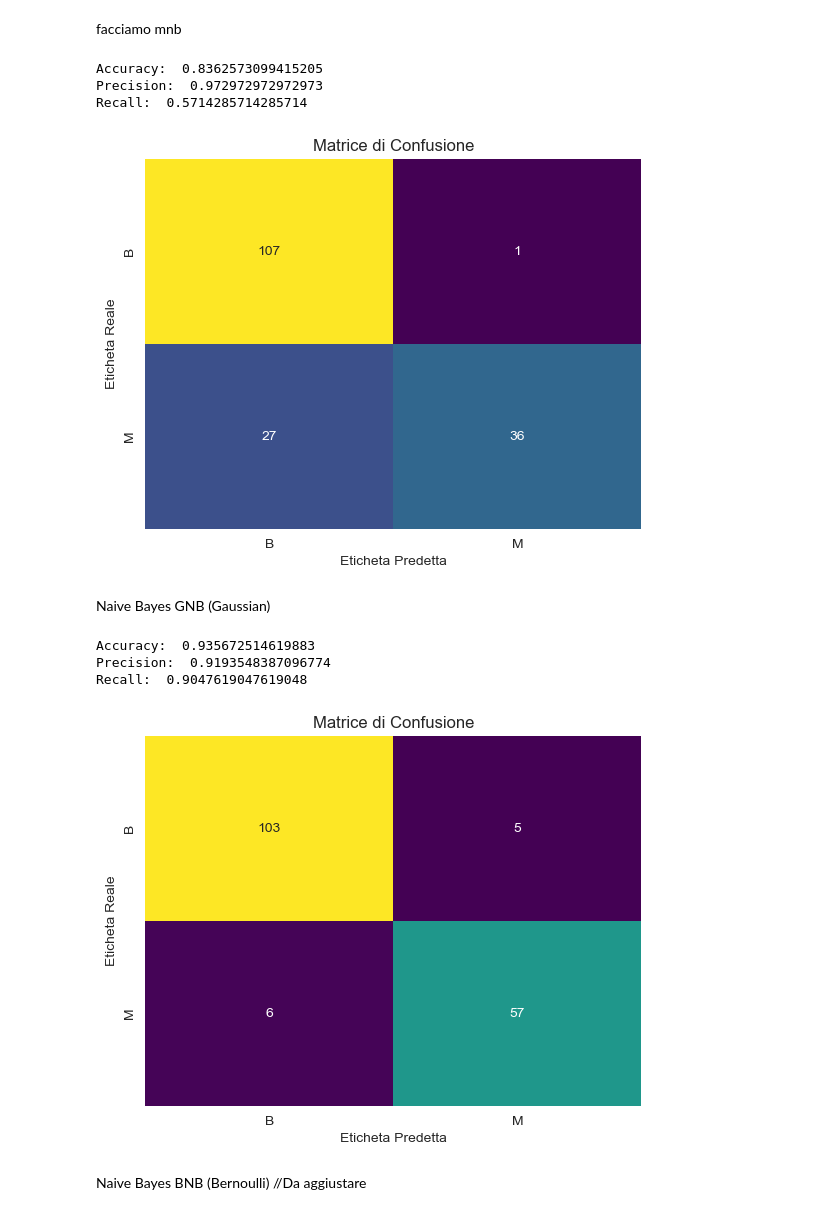
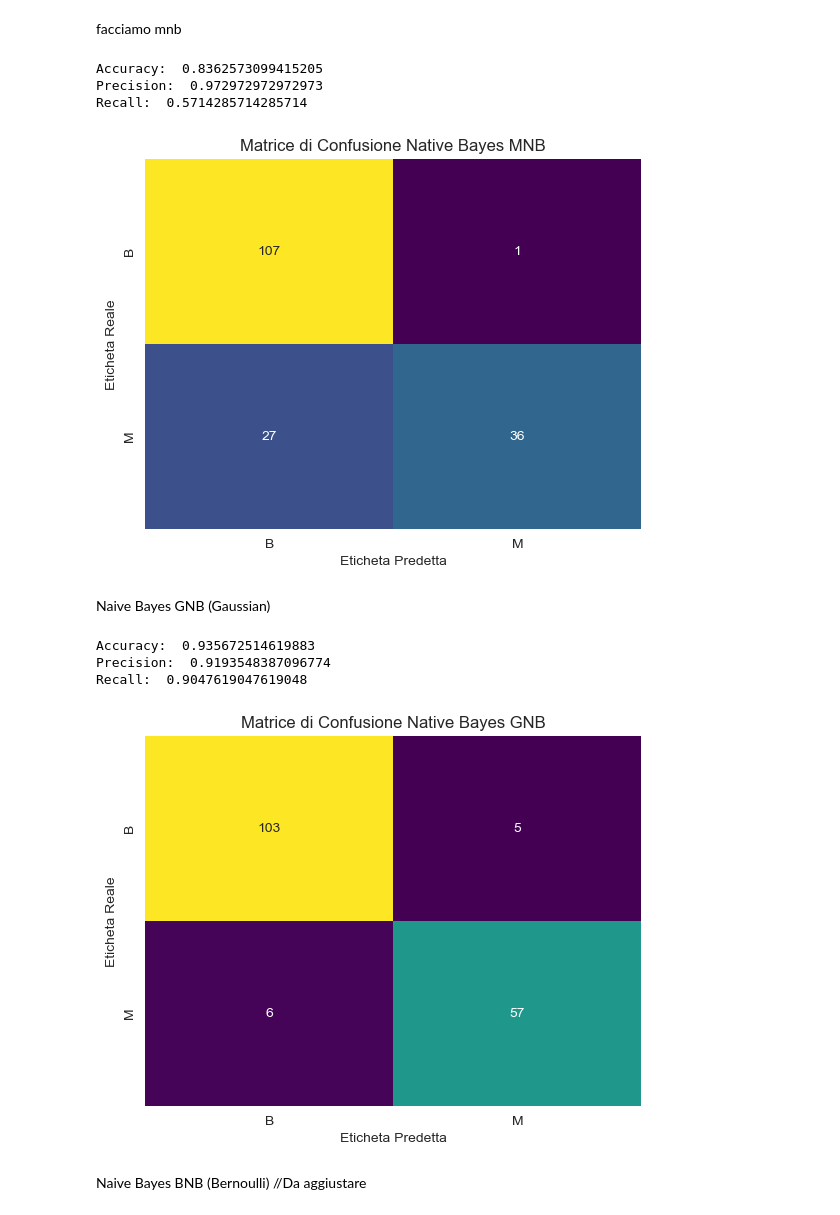
Before and after one commit to chiaracos/BreastCancerPrediction, a Jupyter notebook: BreastCancerPrediction.ipynb, the cells around one changed output. Saved outputs shown, nothing was run; the diff lists cells and outputs as text; code cells hidden in the pictures.

```diff
--- a/BreastCancerPrediction.ipynb
+++ b/BreastCancerPrediction.ipynb
@@ -313,32 +313,32 @@ facciamo mnb
 # %%
 #procedo ad addestrare il modello sui dati di training
 
 mnb.fit(X_train,Y_train)
 
 #predizioni
 y_pred = mnb.predict(X_test)
 #metriche
 accuracyMNB = accuracy_score(Y_test,y_pred)
 precisionMNB = precision_score(Y_test,y_pred)
 recallMNB = recall_score(Y_test, y_pred)
 #stampo metriche
 print('Accuracy: ' ,accuracyMNB)
 print('Precision: ' ,precisionMNB)
 print('Recall: ' ,recallMNB)
 
 #plot della matrice di confusione
 labels=['B', 'M']
 confusion_matrix_result = confusion_matrix(Y_test, y_pred)
 sns.heatmap(confusion_matrix_result, annot=True, fmt='d', cmap='viridis', xticklabels=labels, yticklabels=labels, cbar=False)
-plt.title('Matrice di Confusione')
+plt.title('Matrice di Confusione Native Bayes MNB')
 plt.xlabel('Eticheta Predetta')
 plt.ylabel('Eticheta Reale')
 plt.show()
 # %% [output]
 Accuracy:  0.8362573099415205
 Precision:  0.972972972972973
 Recall:  0.5714285714285714
-[figure, old version]
+[figure, new version]
 # %% [markdown]
 Naive Bayes GNB (Gaussian)
 # %%
@@ -355,7 +355,7 @@ print('Recall: ' , recallGNB)
 labels=['B', 'M']
 confusion_matrix_result = confusion_matrix(Y_test,y_pred1)
 sns.heatmap(confusion_matrix_result, annot=True, fmt='d', cmap='viridis', xticklabels=labels, yticklabels=labels,cbar=False)
-plt.title('Matrice di Confusione')
+plt.title('Matrice di Confusione Native Bayes GNB')
 plt.xlabel('Eticheta Predetta')
 plt.ylabel('Eticheta Reale')
 plt.show()
@@ -363,7 +363,7 @@ plt.show()
 Accuracy:  0.935672514619883
 Precision:  0.9193548387096774
 Recall:  0.9047619047619048
-[figure, old version]
+[figure, new version]
 # %% [markdown]
 
 Naive Bayes BNB (Bernoulli) //Da aggiustare
```
Also changed, not shown: parts of 3 cells of this notebook.
